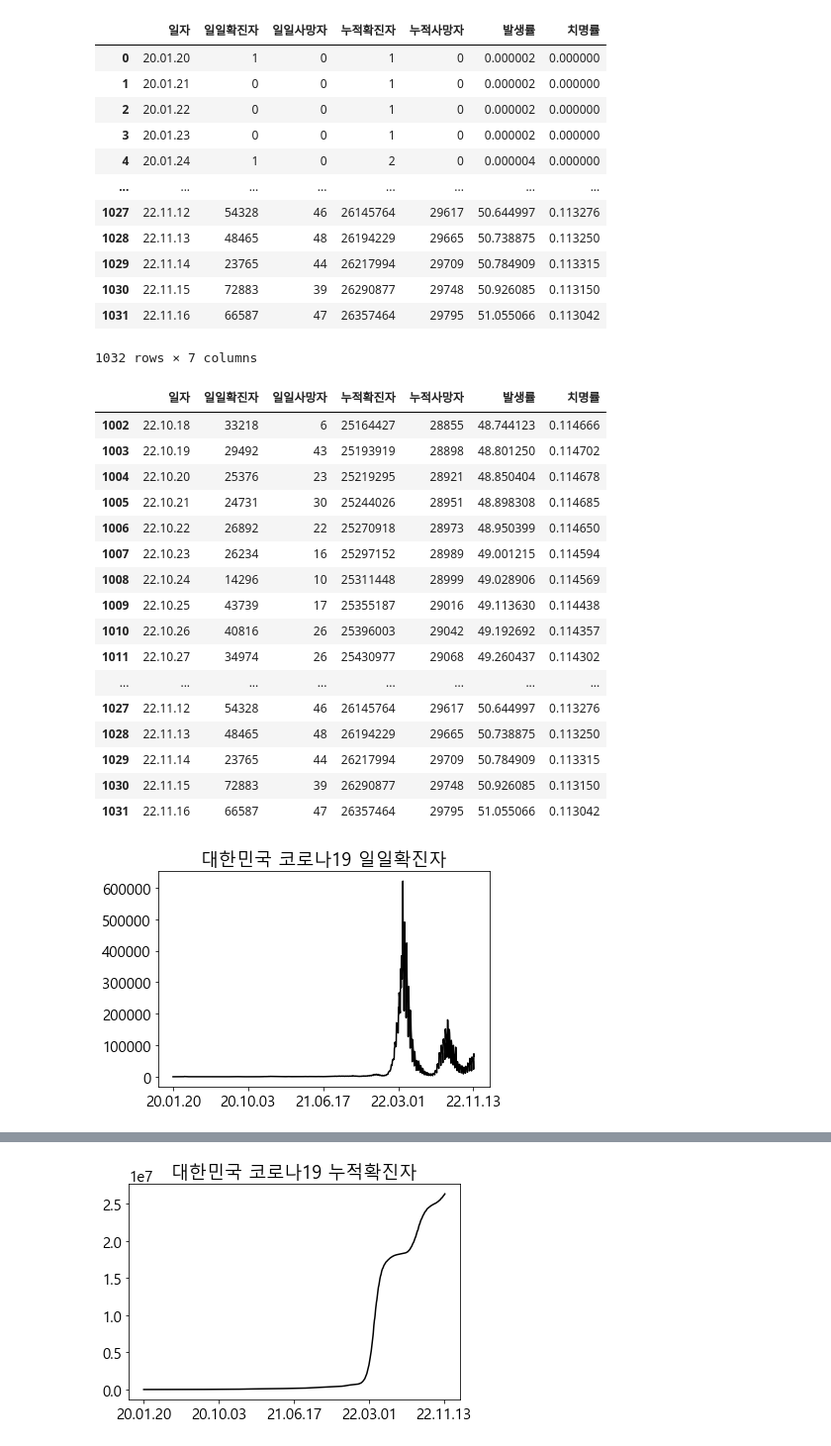
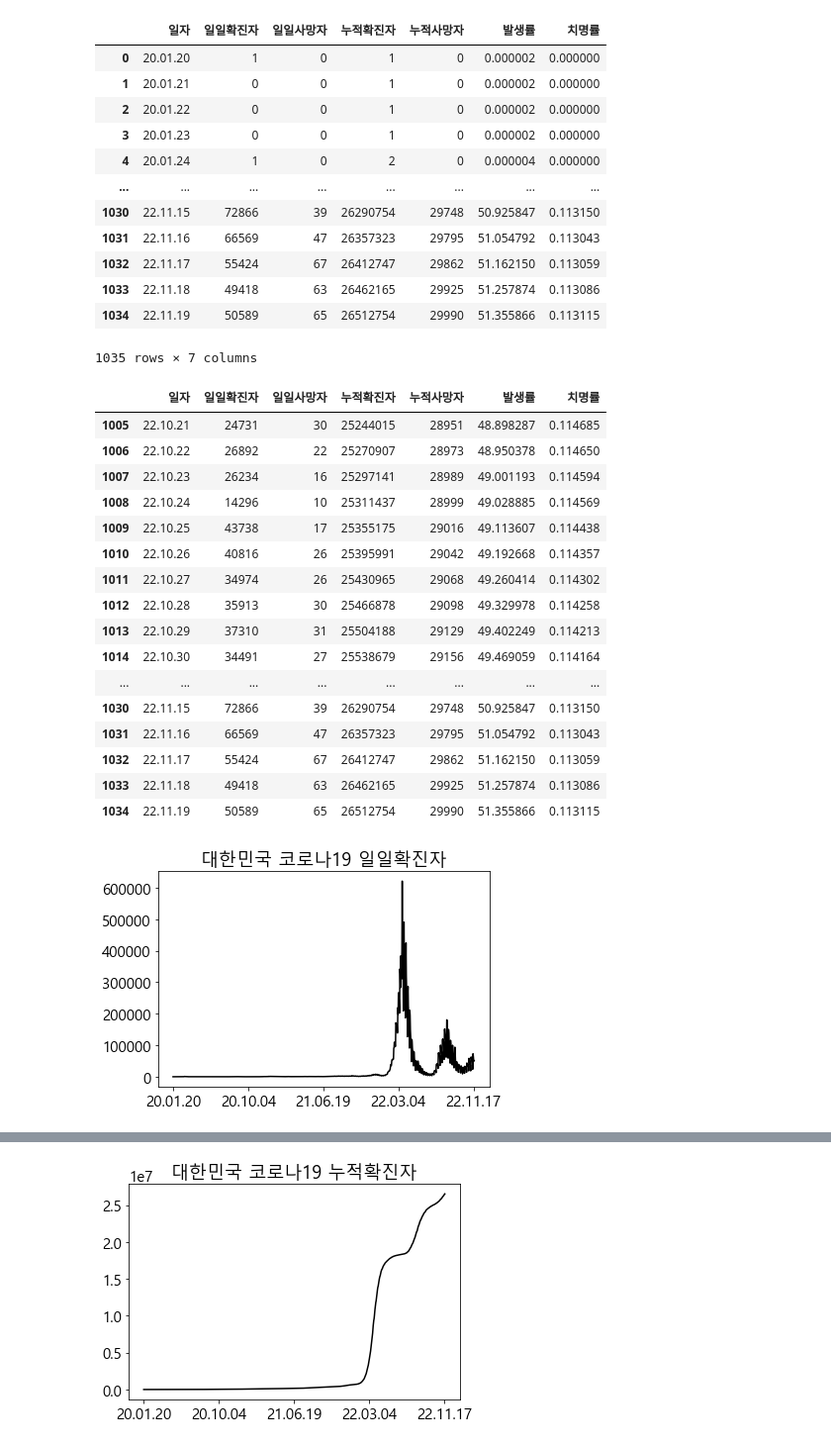
Before and after one commit to cpwoo/ProjectCorona, a Jupyter notebook: ProjectCorona.ipynb, the cells around one changed output, grey strips where cells are left out. Shown at 99% size. Cells and saved outputs as stored; diff of their text form; code cells hidden in the pictures.

```diff
--- a/ProjectCorona.ipynb
+++ b/ProjectCorona.ipynb
@@ -7,51 +7,51 @@ matplotlib.rcParams['axes.unicode_minus'] = False
 # %%
 import pandas as pd
 import numpy as np
-df = pd.read_excel('코로나바이러스감염증-19_확진환자_발생현황_221116.xlsx', skiprows=[0,1,2,3,5])
+df = pd.read_excel('코로나바이러스감염증-19_확진환자_발생현황_221119.xlsx', skiprows=[0,1,2,3,5])
 df.drop(columns=['국내발생(명)', '해외유입(명)'], inplace=True)
 df.rename(columns={'계(명)':'일일확진자', '사망(명)':'일일사망자'}, inplace=True)
 df['일자'] = df['일자'].dt.strftime('%y.%m.%d')
 df.replace('-', 0, inplace=True)
 df['누적확진자'] = df['일일확진자'].cumsum()
 df['누적사망자'] = df['일일사망자'].cumsum()
 df['발생률'] = df['누적확진자'] / 51625561 * 100
 df['치명률'] = df['누적사망자'] / df['누적확진자'] * 100
 df
 # %% [output]
 |  | 일자 | 일일확진자 | 일일사망자 | 누적확진자 | 누적사망자 | 발생률 | 치명률 |
 | 0 | 20.01.20 | 1 | 0 | 1 | 0 | 0.000002 | 0.000000 |
 | 1 | 20.01.21 | 0 | 0 | 1 | 0 | 0.000002 | 0.000000 |
 | 2 | 20.01.22 | 0 | 0 | 1 | 0 | 0.000002 | 0.000000 |
 | 3 | 20.01.23 | 0 | 0 | 1 | 0 | 0.000002 | 0.000000 |
 | 4 | 20.01.24 | 1 | 0 | 2 | 0 | 0.000004 | 0.000000 |
 | ... | ... | ... | ... | ... | ... | ... | ... |
-| 1027 | 22.11.12 | 54328 | 46 | 26145764 | 29617 | 50.644997 | 0.113276 |
-| 1028 | 22.11.13 | 48465 | 48 | 26194229 | 29665 | 50.738875 | 0.113250 |
-| 1029 | 22.11.14 | 23765 | 44 | 26217994 | 29709 | 50.784909 | 0.113315 |
-| 1030 | 22.11.15 | 72883 | 39 | 26290877 | 29748 | 50.926085 | 0.113150 |
-| 1031 | 22.11.16 | 66587 | 47 | 26357464 | 29795 | 51.055066 | 0.113042 |
+| 1030 | 22.11.15 | 72866 | 39 | 26290754 | 29748 | 50.925847 | 0.113150 |
+| 1031 | 22.11.16 | 66569 | 47 | 26357323 | 29795 | 51.054792 | 0.113043 |
+| 1032 | 22.11.17 | 55424 | 67 | 26412747 | 29862 | 51.162150 | 0.113059 |
+| 1033 | 22.11.18 | 49418 | 63 | 26462165 | 29925 | 51.257874 | 0.113086 |
+| 1034 | 22.11.19 | 50589 | 65 | 26512754 | 29990 | 51.355866 | 0.113115 |
-1032 rows × 7 columns
+1035 rows × 7 columns
 # %%
 df30 = df.tail(30)
 df30
 # %% [output]
 |  | 일자 | 일일확진자 | 일일사망자 | 누적확진자 | 누적사망자 | 발생률 | 치명률 |
-| 1002 | 22.10.18 | 33218 | 6 | 25164427 | 28855 | 48.744123 | 0.114666 |
-| 1003 | 22.10.19 | 29492 | 43 | 25193919 | 28898 | 48.801250 | 0.114702 |
-| 1004 | 22.10.20 | 25376 | 23 | 25219295 | 28921 | 48.850404 | 0.114678 |
-| 1005 | 22.10.21 | 24731 | 30 | 25244026 | 28951 | 48.898308 | 0.114685 |
-| 1006 | 22.10.22 | 26892 | 22 | 25270918 | 28973 | 48.950399 | 0.114650 |
-| 1007 | 22.10.23 | 26234 | 16 | 25297152 | 28989 | 49.001215 | 0.114594 |
-| 1008 | 22.10.24 | 14296 | 10 | 25311448 | 28999 | 49.028906 | 0.114569 |
-| 1009 | 22.10.25 | 43739 | 17 | 25355187 | 29016 | 49.113630 | 0.114438 |
-| 1010 | 22.10.26 | 40816 | 26 | 25396003 | 29042 | 49.192692 | 0.114357 |
-| 1011 | 22.10.27 | 34974 | 26 | 25430977 | 29068 | 49.260437 | 0.114302 |
+| 1005 | 22.10.21 | 24731 | 30 | 25244015 | 28951 | 48.898287 | 0.114685 |
+| 1006 | 22.10.22 | 26892 | 22 | 25270907 | 28973 | 48.950378 | 0.114650 |
+| 1007 | 22.10.23 | 26234 | 16 | 25297141 | 28989 | 49.001193 | 0.114594 |
+| 1008 | 22.10.24 | 14296 | 10 | 25311437 | 28999 | 49.028885 | 0.114569 |
+| 1009 | 22.10.25 | 43738 | 17 | 25355175 | 29016 | 49.113607 | 0.114438 |
+| 1010 | 22.10.26 | 40816 | 26 | 25395991 | 29042 | 49.192668 | 0.114357 |
+| 1011 | 22.10.27 | 34974 | 26 | 25430965 | 29068 | 49.260414 | 0.114302 |
+| 1012 | 22.10.28 | 35913 | 30 | 25466878 | 29098 | 49.329978 | 0.114258 |
+| 1013 | 22.10.29 | 37310 | 31 | 25504188 | 29129 | 49.402249 | 0.114213 |
+| 1014 | 22.10.30 | 34491 | 27 | 25538679 | 29156 | 49.469059 | 0.114164 |
 | ... | ... | ... | ... | ... | ... | ... | ... |
-| 1027 | 22.11.12 | 54328 | 46 | 26145764 | 29617 | 50.644997 | 0.113276 |
-| 1028 | 22.11.13 | 48465 | 48 | 26194229 | 29665 | 50.738875 | 0.113250 |
-| 1029 | 22.11.14 | 23765 | 44 | 26217994 | 29709 | 50.784909 | 0.113315 |
-| 1030 | 22.11.15 | 72883 | 39 | 26290877 | 29748 | 50.926085 | 0.113150 |
-| 1031 | 22.11.16 | 66587 | 47 | 26357464 | 29795 | 51.055066 | 0.113042 |
+| 1030 | 22.11.15 | 72866 | 39 | 26290754 | 29748 | 50.925847 | 0.113150 |
+| 1031 | 22.11.16 | 66569 | 47 | 26357323 | 29795 | 51.054792 | 0.113043 |
+| 1032 | 22.11.17 | 55424 | 67 | 26412747 | 29862 | 51.162150 | 0.113059 |
+| 1033 | 22.11.18 | 49418 | 63 | 26462165 | 29925 | 51.257874 | 0.113086 |
+| 1034 | 22.11.19 | 50589 | 65 | 26512754 | 29990 | 51.355866 | 0.113115 |
 # %%
 x = df['일자']; y=df['일일확진자']
 plt.title('대한민국 코로나19 일일확진자')
@@ -59,7 +59,7 @@ plt.plot(x, y, color='k')
 plt.xticks(range(0, len(x), (len(x)-1)//4))
 plt.show()
 # %% [output]
-[figure, old version]
+[figure, new version]
 # %%
 x = df30['일자']; y=df30['일일확진자']
 plt.title('대한민국 코로나19 일일확진자 최근 30일')
```
Also changed, not shown: parts of 6 cells of this notebook, 7 other files.
